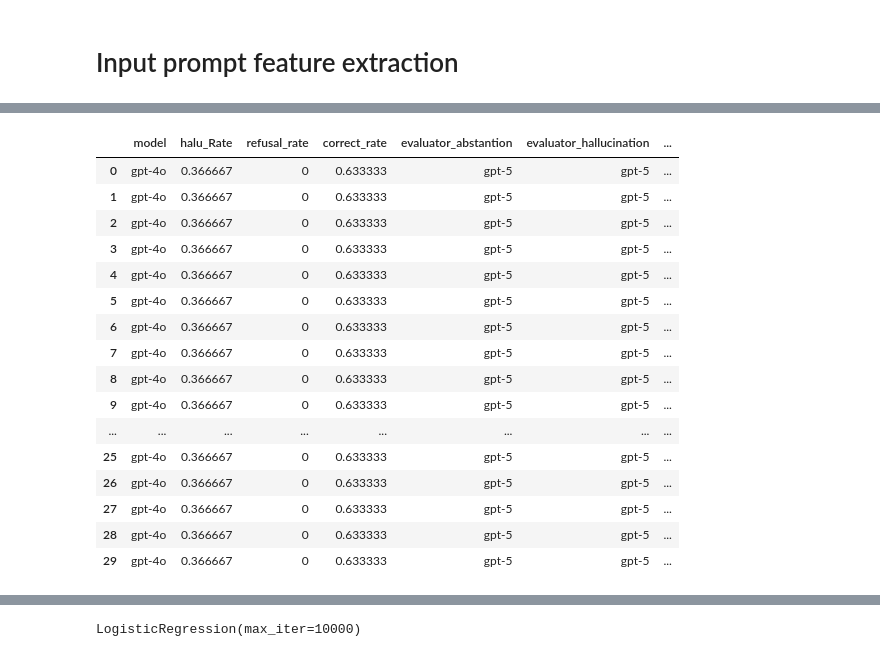
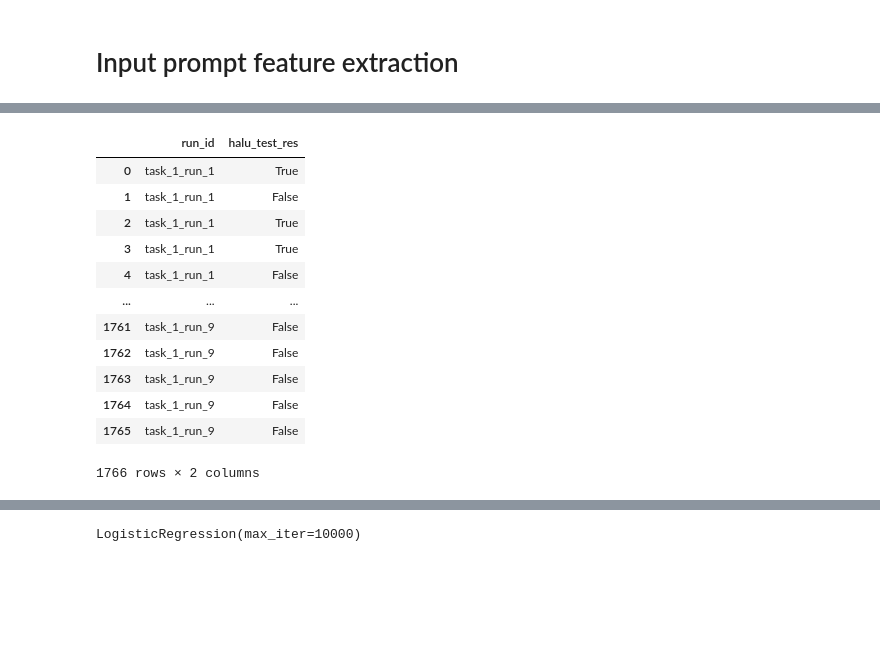
Before and after one commit to RajDhyaneshvarCJ/Reasoning-Audits-with-Benchmarks-Hallucination-triggers, a Jupyter notebook: feature_extraction.ipynb, the cells around one changed output, grey strips where cells are left out. Saved outputs shown, nothing was run; the diff lists cells and outputs as text; code cells hidden in the pictures; blank space fills up the shorter version.

```diff
--- a/feature_extraction.ipynb
+++ b/feature_extraction.ipynb
@@ -20,8 +22,8 @@ import matplotlib.pyplot as plt
 # %%
-generation_file = 'dataset/generation.jsonl'
-eval_result = 'dataset/eval_results.json'
+generation_file_task1 = 'dataset/task1_merged_generation.jsonl'
+eval_result_task1 = 'dataset/task1_merged_hallucination_scores.jsonl'
 
 
-generation_df = pd.read_json(generation_file, lines=True)
-evaluation_df = pd.read_json(eval_result)
+generation_task1_df = pd.read_json(generation_file_task1, lines=True)
+evaluation_task1_df = pd.read_json(eval_result_task1, lines=True)
 # %%
@@ -47,20 +45,16 @@ generation_df
 # %%
-evaluation_df
+evaluation_task1_df
 # %% [output]
-|  | model | halu_Rate | refusal_rate | correct_rate | evaluator_abstantion | evaluator_hallucination | ... |
-| 0 | gpt-4o | 0.366667 | 0 | 0.633333 | gpt-5 | gpt-5 | ... |
-| 1 | gpt-4o | 0.366667 | 0 | 0.633333 | gpt-5 | gpt-5 | ... |
-| 2 | gpt-4o | 0.366667 | 0 | 0.633333 | gpt-5 | gpt-5 | ... |
-| 3 | gpt-4o | 0.366667 | 0 | 0.633333 | gpt-5 | gpt-5 | ... |
-| 4 | gpt-4o | 0.366667 | 0 | 0.633333 | gpt-5 | gpt-5 | ... |
-| 5 | gpt-4o | 0.366667 | 0 | 0.633333 | gpt-5 | gpt-5 | ... |
-| 6 | gpt-4o | 0.366667 | 0 | 0.633333 | gpt-5 | gpt-5 | ... |
-| 7 | gpt-4o | 0.366667 | 0 | 0.633333 | gpt-5 | gpt-5 | ... |
-| 8 | gpt-4o | 0.366667 | 0 | 0.633333 | gpt-5 | gpt-5 | ... |
-| 9 | gpt-4o | 0.366667 | 0 | 0.633333 | gpt-5 | gpt-5 | ... |
-| ... | ... | ... | ... | ... | ... | ... | ... |
-| 25 | gpt-4o | 0.366667 | 0 | 0.633333 | gpt-5 | gpt-5 | ... |
-| 26 | gpt-4o | 0.366667 | 0 | 0.633333 | gpt-5 | gpt-5 | ... |
-| 27 | gpt-4o | 0.366667 | 0 | 0.633333 | gpt-5 | gpt-5 | ... |
-| 28 | gpt-4o | 0.366667 | 0 | 0.633333 | gpt-5 | gpt-5 | ... |
-| 29 | gpt-4o | 0.366667 | 0 | 0.633333 | gpt-5 | gpt-5 | ... |
+|  | run_id | halu_test_res |
+| 0 | task_1_run_1 | True |
+| 1 | task_1_run_1 | False |
+| 2 | task_1_run_1 | True |
+| 3 | task_1_run_1 | True |
+| 4 | task_1_run_1 | False |
+| ... | ... | ... |
+| 1761 | task_1_run_9 | False |
+| 1762 | task_1_run_9 | False |
+| 1763 | task_1_run_9 | False |
+| 1764 | task_1_run_9 | False |
+| 1765 | task_1_run_9 | False |
+1766 rows × 2 columns
```
Also changed, not shown: parts of 58 cells of this notebook, 9 other files.
